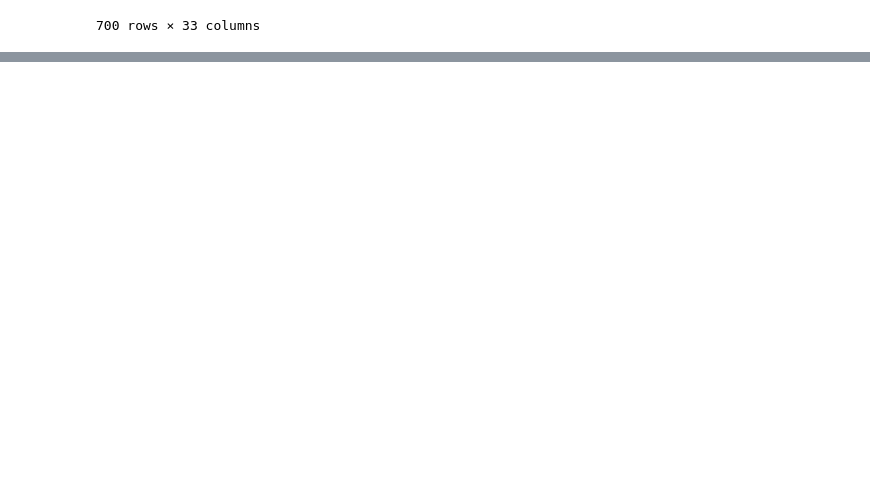
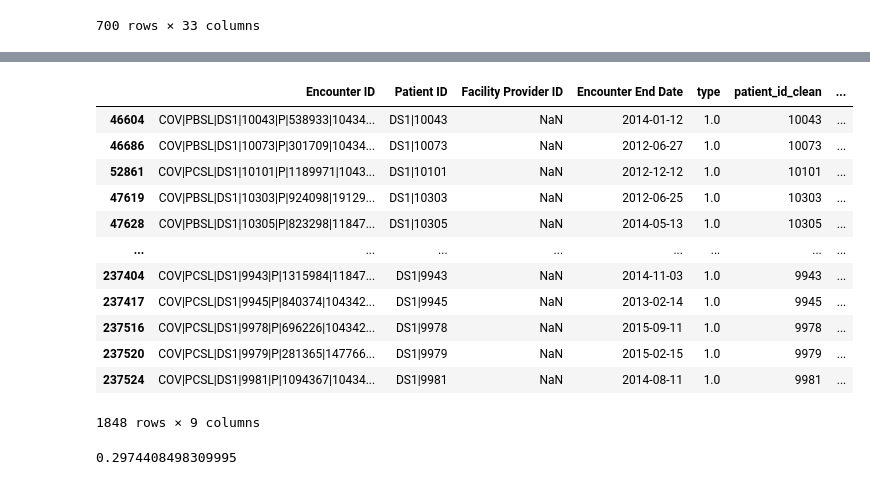
Before and after one commit to Engu12/hospital-readmission_pandas, a Jupyter notebook: hilber_notebook.ipynb, the cells around one changed output, grey strips where cells are left out. Drawn from its saved outputs; the diff is of its cells as text; code cells hidden in the pictures; blank space fills up the shorter version.

```diff
--- a/hilber_notebook.ipynb
+++ b/hilber_notebook.ipynb
@@ -326,0 +706,27 @@ admissions3
+# %%
+# filter for only patient id = 0 to only include rows for repeated patients
+sees_pcp = hospital_and_primary[hospital_and_primary['patient_id_diff'] == 0]
+# filter for type diff equals 1 which will only include pcp visits right after hospital visits
+sees_pcp = sees_pcp[sees_pcp['type_diff'] == 1]
+#filter for date differences less than or equal to 7
+sees_pcp = sees_pcp[sees_pcp['date_diff'] <= dt.timedelta(days = 7)]
+sees_pcp
+# %% [output]
+|  | Encounter ID | Patient ID | Facility Provider ID | Encounter End Date | type | patient_id_clean | ... |
+| 46604 | COV|PBSL|DS1|10043|P|538933|10434... | DS1|10043 | NaN | 2014-01-12 | 1.0 | 10043 | ... |
+| 46686 | COV|PBSL|DS1|10073|P|301709|10434... | DS1|10073 | NaN | 2012-06-27 | 1.0 | 10073 | ... |
+| 52861 | COV|PCSL|DS1|10101|P|1189971|1043... | DS1|10101 | NaN | 2012-12-12 | 1.0 | 10101 | ... |
+| 47619 | COV|PBSL|DS1|10303|P|924098|19129... | DS1|10303 | NaN | 2012-06-25 | 1.0 | 10303 | ... |
+| 47628 | COV|PBSL|DS1|10305|P|823298|11847... | DS1|10305 | NaN | 2014-05-13 | 1.0 | 10305 | ... |
+| ... | ... | ... | ... | ... | ... | ... | ... |
+| 237404 | COV|PCSL|DS1|9943|P|1315984|11847... | DS1|9943 | NaN | 2014-11-03 | 1.0 | 9943 | ... |
+| 237417 | COV|PCSL|DS1|9945|P|840374|104342... | DS1|9945 | NaN | 2013-02-14 | 1.0 | 9945 | ... |
+| 237516 | COV|PCSL|DS1|9978|P|696226|104342... | DS1|9978 | NaN | 2015-09-11 | 1.0 | 9978 | ... |
+| 237520 | COV|PCSL|DS1|9979|P|281365|147766... | DS1|9979 | NaN | 2015-02-15 | 1.0 | 9979 | ... |
+| 237524 | COV|PCSL|DS1|9981|P|1094367|10434... | DS1|9981 | NaN | 2014-08-11 | 1.0 | 9981 | ... |
+1848 rows × 9 columns
+# %%
+# calculate rate of seeing pcp within 7 days of hospital visit
+len(sees_pcp) / len(admissions)
+# %% [output]
+0.2974408498309995
```
Also changed, not shown: parts of 55 cells of this notebook.
